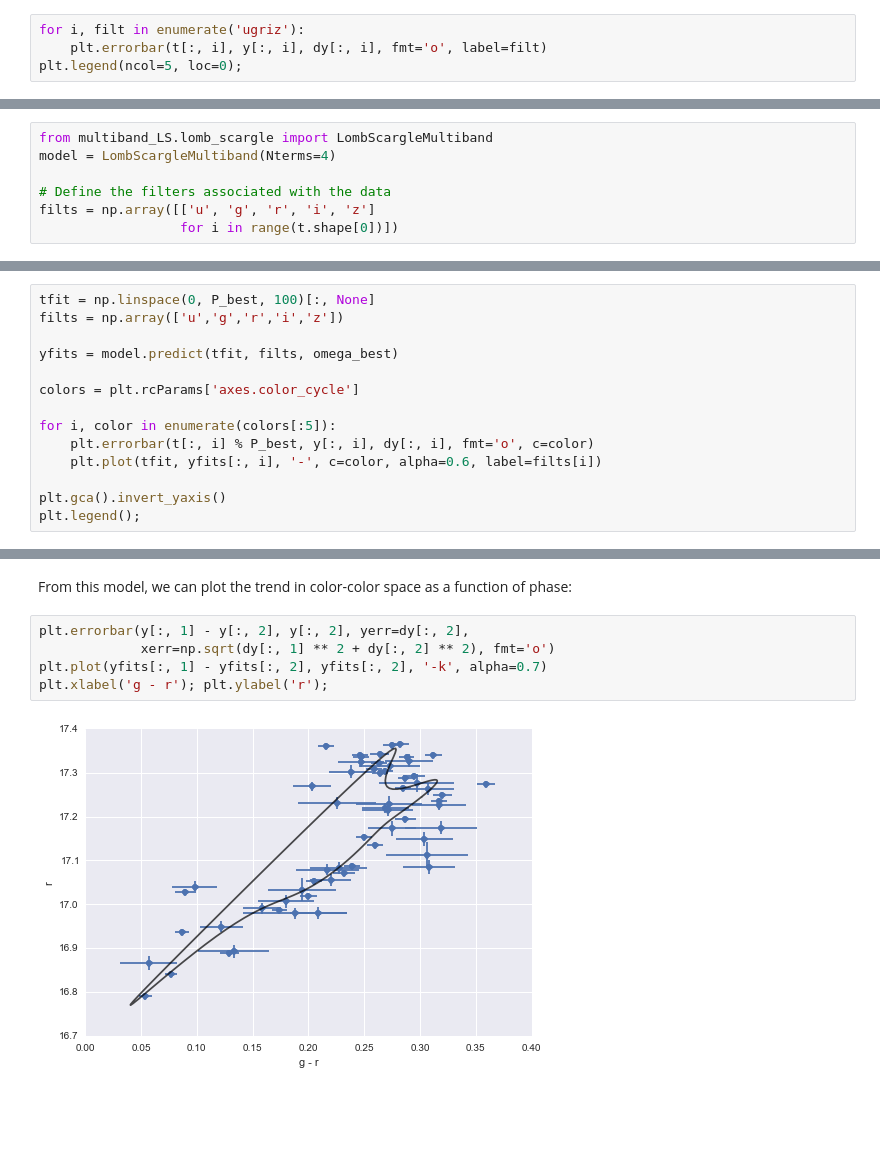
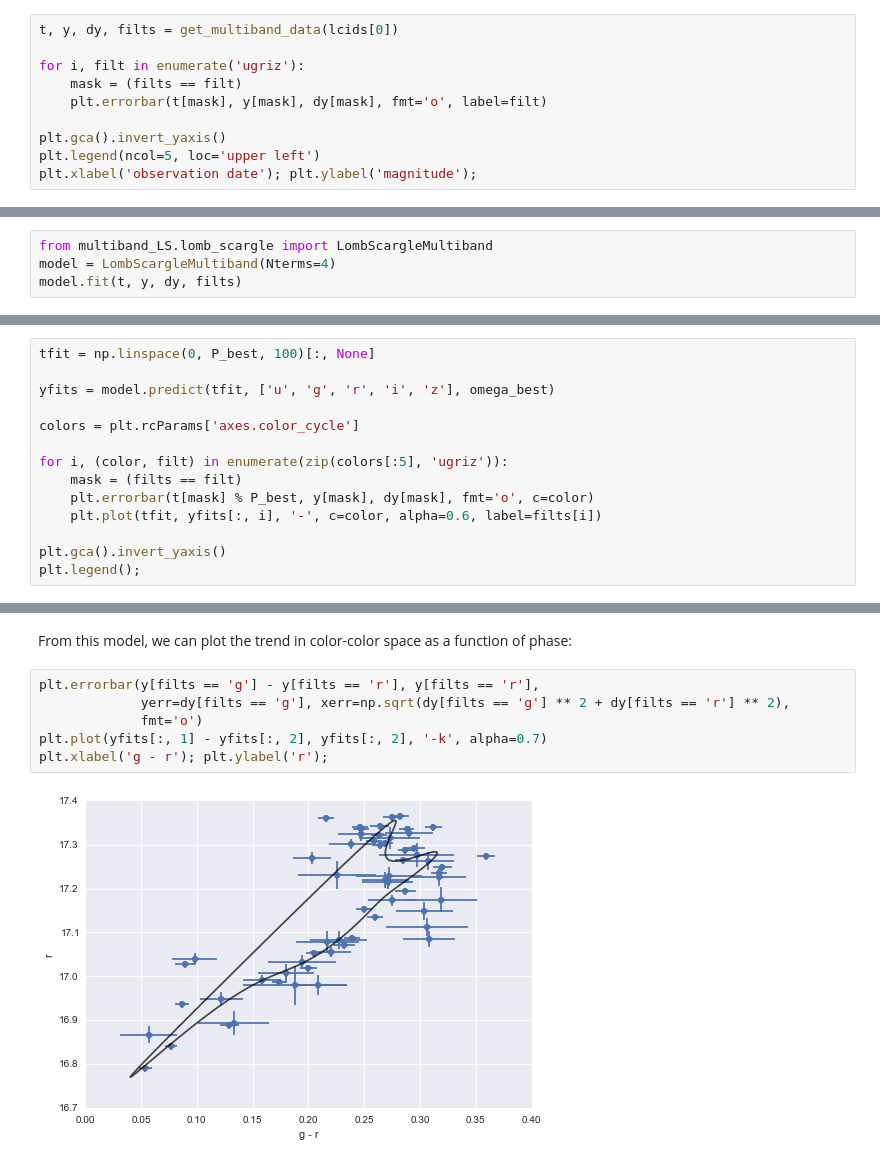
Before and after one commit to jakevdp/multiband_LS, a Jupyter notebook: MultibandLombScargleExample.ipynb, the cells around one changed output, grey strips where cells are left out. Saved outputs shown, nothing was run; the diff lists cells and outputs as text; blank space fills up the shorter version.

```diff
--- a/MultibandLombScargleExample.ipynb
+++ b/MultibandLombScargleExample.ipynb
@@ -27,5 +32,11 @@ t, y, dy = rrlyrae.get_lightcurve(lcids[0])
 # %%
+t, y, dy, filts = get_multiband_data(lcids[0])
+
 for i, filt in enumerate('ugriz'):
-    plt.errorbar(t[:, i], y[:, i], dy[:, i], fmt='o', label=filt)
-plt.legend(ncol=5, loc=0);
+    mask = (filts == filt)
+    plt.errorbar(t[mask], y[mask], dy[mask], fmt='o', label=filt)
+
+plt.gca().invert_yaxis()
+plt.legend(ncol=5, loc='upper left')
+plt.xlabel('observation date'); plt.ylabel('magnitude');
 # %% [output]
@@ -36,10 +47,3 @@ plt.legend(ncol=5, loc=0);
 The ``LombScargleMultiband`` class has the tools needed to compute multiband lomb-scargle powers, and to fit the best model based on these.
 
 Note that we're doing a four-term truncated Fourier fit:
-# %%
-from multiband_LS.lomb_scargle import LombScargleMultiband
-model = LombScargleMultiband(Nterms=4)
-
-# Define the filters associated with the data
-filts = np.array([['u', 'g', 'r', 'i', 'z']
-                  for i in range(t.shape[0])])
@@ -50,0 +50,4 @@ model.fit(t[good], y[good], dy[good], filts[good])
+# %%
+from multiband_LS.lomb_scargle import LombScargleMultiband
+model = LombScargleMultiband(Nterms=4)
+model.fit(t, y, dy, filts)
@@ -77,14 +82,14 @@ omega_best = omegas[np.argmax(P)]
 Now given this optimal period, we can plot the folded light curves along with the model fit:
 # %%
 tfit = np.linspace(0, P_best, 100)[:, None]
-filts = np.array(['u','g','r','i','z'])
 
-yfits = model.predict(tfit, filts, omega_best)
+yfits = model.predict(tfit, ['u', 'g', 'r', 'i', 'z'], omega_best)
 
 colors = plt.rcParams['axes.color_cycle']
 
-for i, color in enumerate(colors[:5]):
-    plt.errorbar(t[:, i] % P_best, y[:, i], dy[:, i], fmt='o', c=color)
+for i, (color, filt) in enumerate(zip(colors[:5], 'ugriz')):
+    mask = (filts == filt)
+    plt.errorbar(t[mask] % P_best, y[mask], dy[mask], fmt='o', c=color)
     plt.plot(tfit, yfits[:, i], '-', c=color, alpha=0.6, label=filts[i])
 
 plt.gca().invert_yaxis()
@@ -94,9 +99,10 @@ plt.legend();
 # %% [markdown]
 From this model, we can plot the trend in color-color space as a function of phase:
 # %%
-plt.errorbar(y[:, 1] - y[:, 2], y[:, 2], yerr=dy[:, 2],
-             xerr=np.sqrt(dy[:, 1] ** 2 + dy[:, 2] ** 2), fmt='o')
+plt.errorbar(y[filts == 'g'] - y[filts == 'r'], y[filts == 'r'],
+             yerr=dy[filts == 'g'], xerr=np.sqrt(dy[filts == 'g'] ** 2 + dy[filts == 'r'] ** 2),
+             fmt='o')
 plt.plot(yfits[:, 1] - yfits[:, 2], yfits[:, 2], '-k', alpha=0.7)
 plt.xlabel('g - r'); plt.ylabel('r');
 # %% [output]
-[figure, old version]
+[figure, new version]
```
Also changed, not shown: parts of 5 cells of this notebook.
